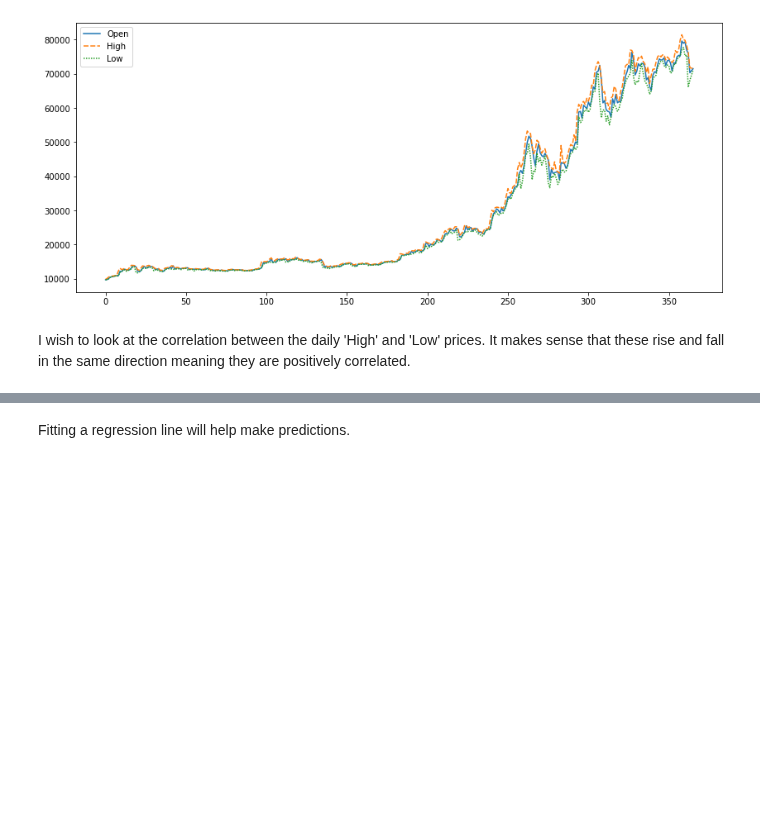
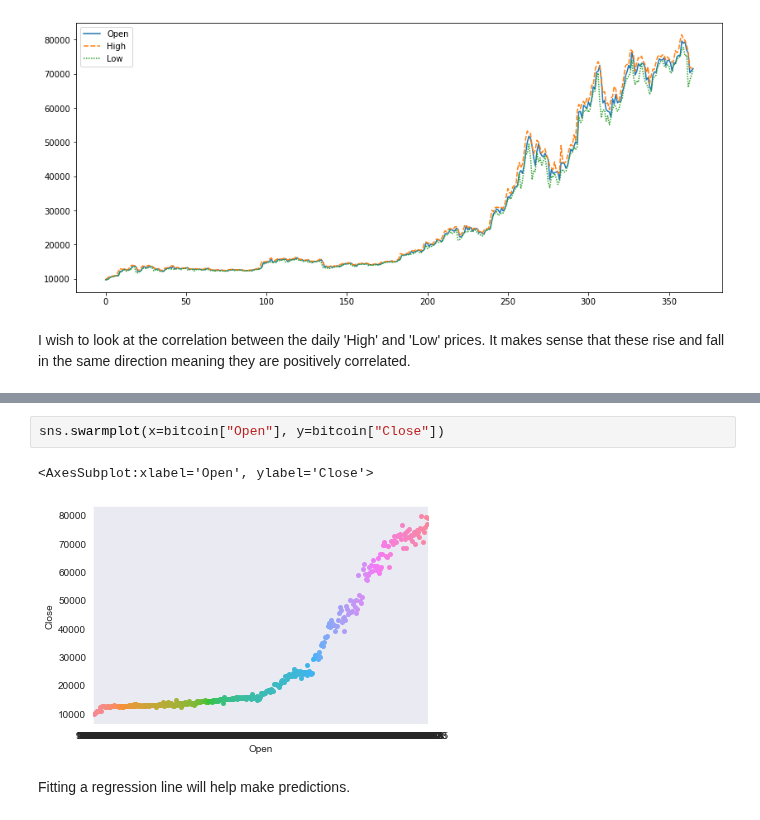
Before and after one commit to lynstanford/machine-learning-projects, a Jupyter notebook: machine-learning/decision_tree.ipynb, the cells around one changed output, grey strips where cells are left out. Cells and saved outputs as stored; diff of their text form; blank space fills up the shorter version.

```diff
--- a/machine-learning/decision_tree.ipynb
+++ b/machine-learning/decision_tree.ipynb
@@ -135,3 +138,8 @@ sns.regplot(x=bitcoin["High"], y=bitcoin["Low"])
+# %%
+sns.swarmplot(x=bitcoin["Open"], y=bitcoin["Close"])
+# %% [output]
+<AxesSubplot:xlabel='Open', ylabel='Close'>
+[figure, added]
 # %% [markdown]
 Fitting a regression line will help make predictions.
 # %% [markdown]
```
Also changed, not shown: parts of 1 cell of this notebook.
